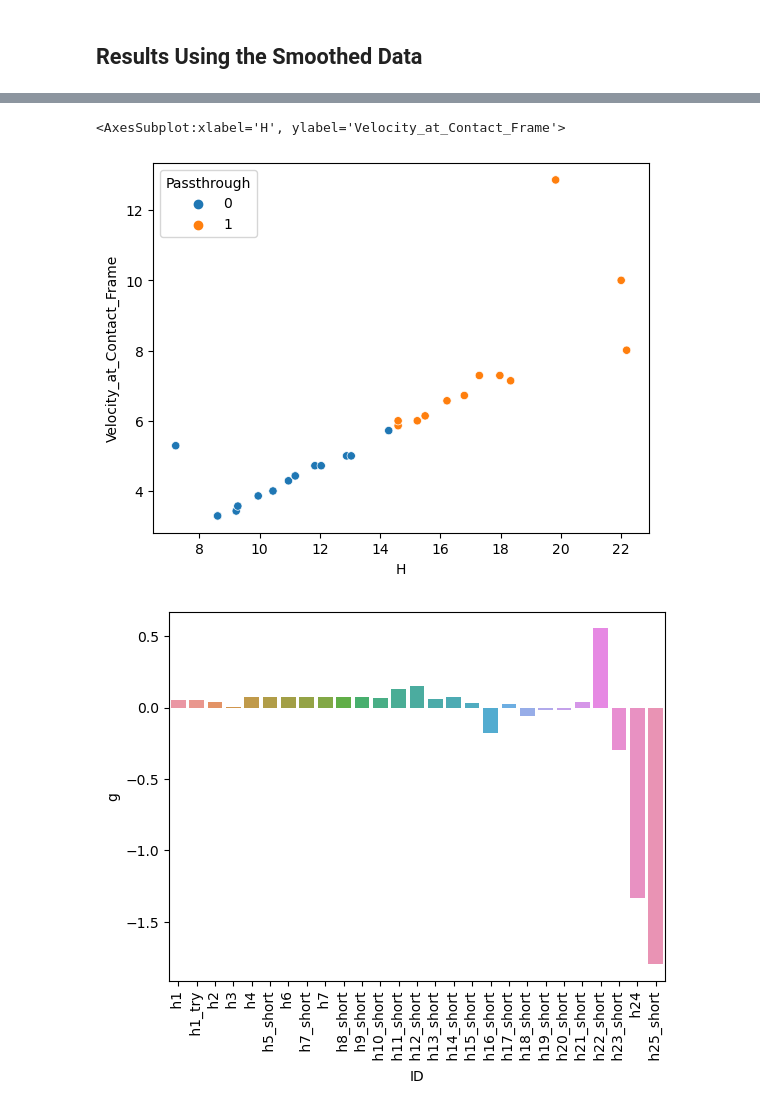
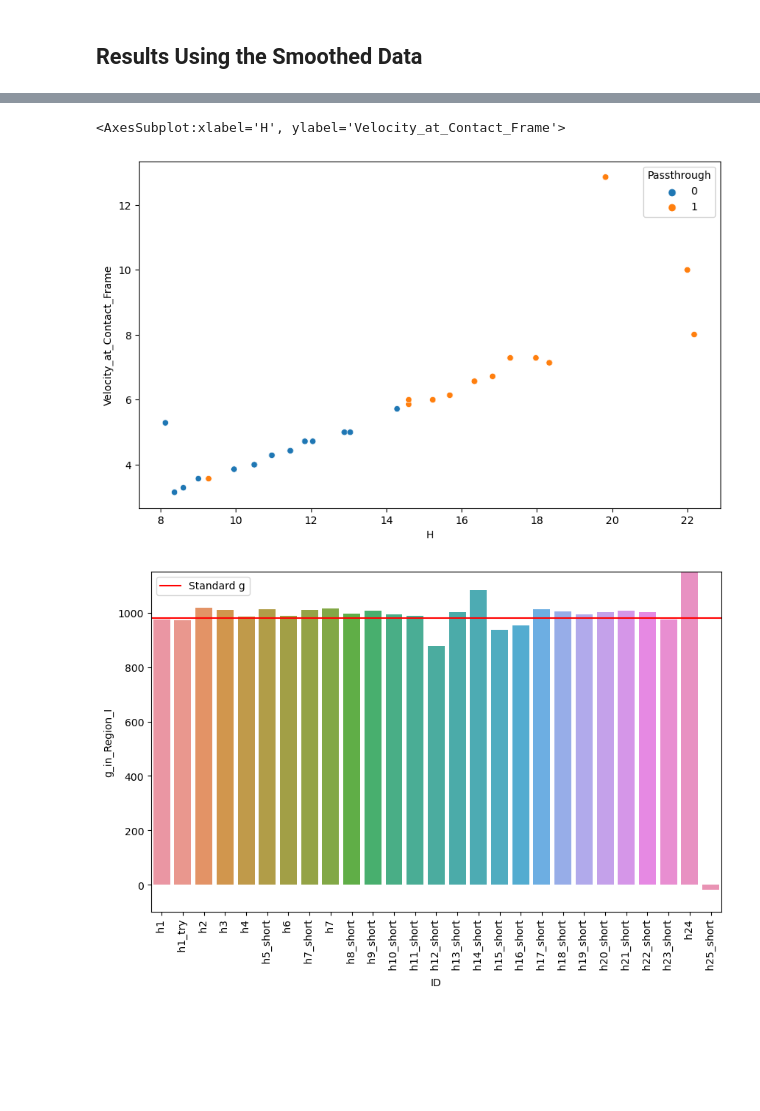
Before and after one commit to Hari31416/mini-project, a Jupyter notebook: data/Analysis_of_Results.ipynb, the cells around one changed output, grey strips where cells are left out. Saved outputs shown, nothing was run; the diff lists cells and outputs as text; code cells hidden in the pictures; blank space fills up the shorter version.

```diff
--- a/data/Analysis_of_Results.ipynb
+++ b/data/Analysis_of_Results.ipynb
@@ -9,6 +4,7 @@ Requirement already satisfied: numpy<1.25.0,>=1.17.3 in c:\users\kul78\.conda\en
 import pandas as pd
 import numpy as np
 import matplotlib.pyplot as plt
+import matplotlib
 # from plotly.offline import init_notebook_mode
 import seaborn as sns
 # import cufflinks as cf
@@ -16,6 +12,8 @@ import seaborn as sns
 # cf.go_offline()
 import warnings
 warnings.filterwarnings('ignore')
+plt.rcdefaults()
+matplotlib.rcParams['figure.figsize'] = (10, 6)
 # %% [markdown]
 # Loading The CSV Files
 # %%
@@ -95,9 +72,12 @@ sns.scatterplot(y='Velocity_at_Contact_Frame', x=smooth_df['H'], data=smooth_df,
 sns.scatterplot(y='Velocity_at_Contact_Frame', x=raw_df['H']**0.5, data=raw_df, hue="Passthrough")
 # %% [output]
 <AxesSubplot:xlabel='H', ylabel='Velocity_at_Contact_Frame'>
-[figure, old version]
+[figure, new version]
 # %%
-sns.barplot(y="g", x="ID", data=raw_df)
+sns.barplot(y="g_in_Region_I", x="ID", data=raw_df)
+plt.ylim(-100, 1150)
+plt.axhline(981, color="red", label="Standard g")
+plt.legend()
 plt.xticks(rotation=90);
 # %% [output]
-[figure, old version]
+[figure, new version]
```
Also changed, not shown: parts of 17 cells of this notebook, 16 other files.
